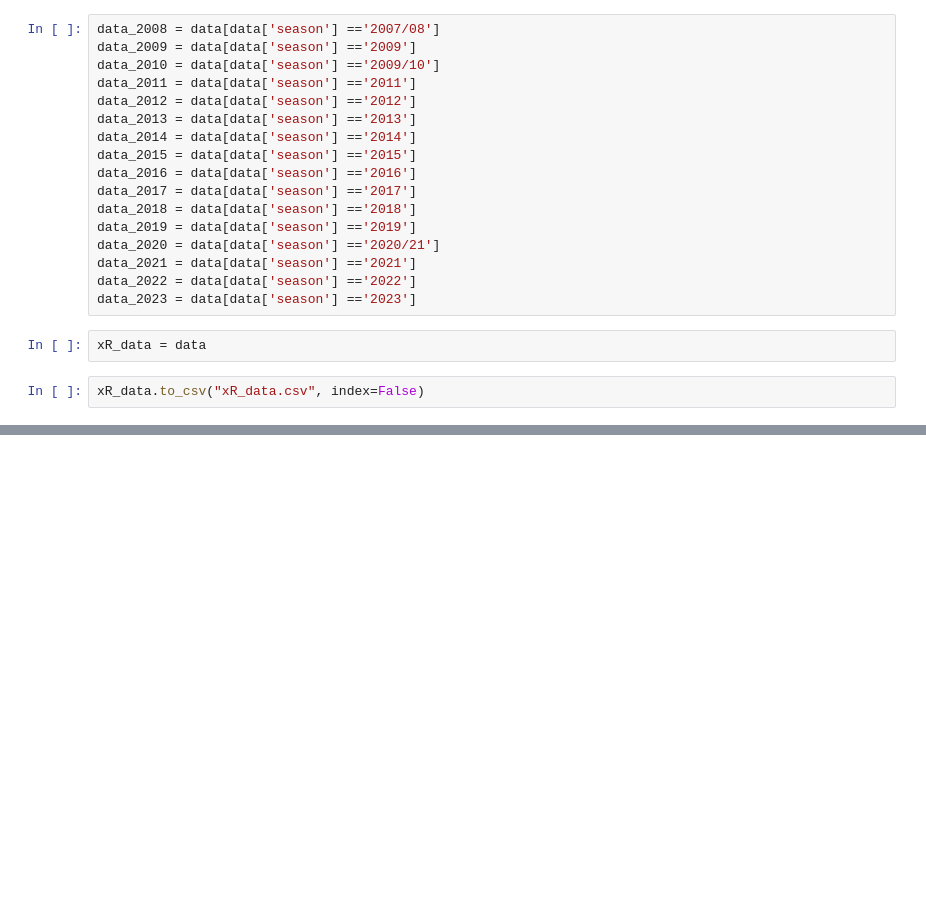
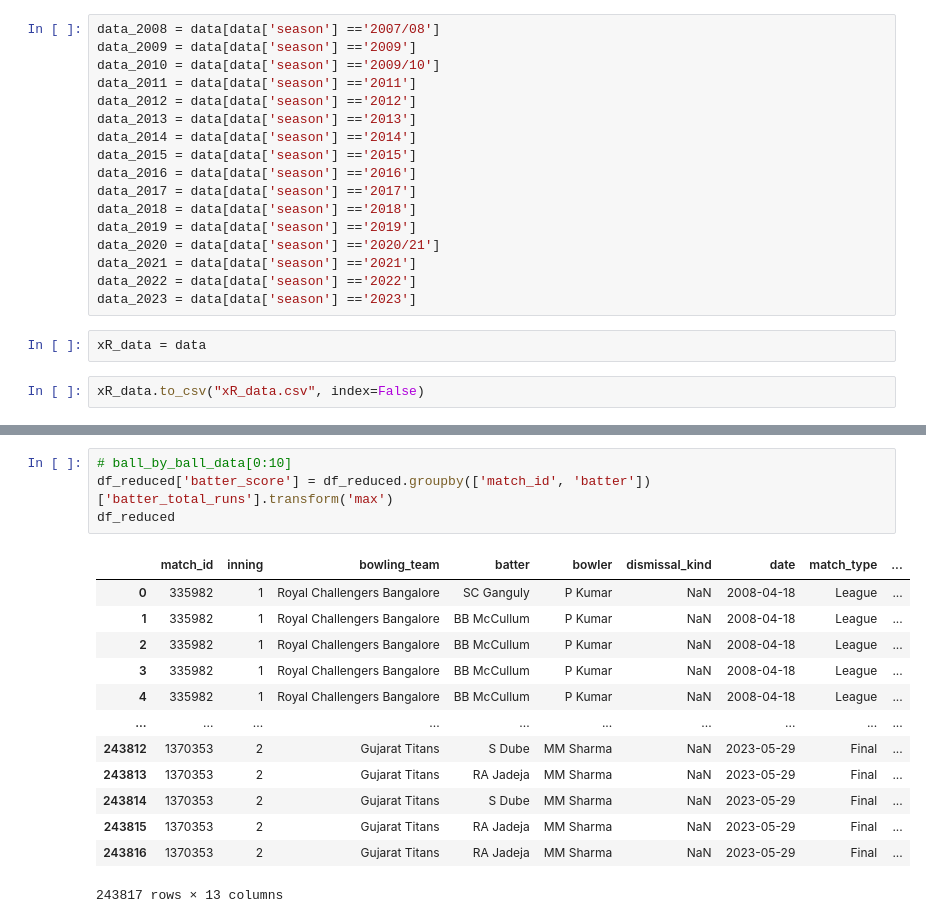
Before and after one commit to depleur/expectedRuns, a Jupyter notebook: xR_data_augmentation.ipynb, the cells around one changed output, grey strips where cells are left out. Saved outputs shown, nothing was run; the diff lists cells and outputs as text; blank space fills up the shorter version.

```diff
--- a/xR_data_augmentation.ipynb
+++ b/xR_data_augmentation.ipynb
@@ -198,0 +193,18 @@ df_reduced
+# %%
+# ball_by_ball_data[0:10]
+df_reduced['batter_score'] = df_reduced.groupby(['match_id', 'batter'])['batter_total_runs'].transform('max')
+df_reduced
+# %% [output]
+|  | match_id | inning | bowling_team | batter | bowler | dismissal_kind | date | match_type | ... |
+| 0 | 335982 | 1 | Royal Challengers Bangalore | SC Ganguly | P Kumar | NaN | 2008-04-18 | League | ... |
+| 1 | 335982 | 1 | Royal Challengers Bangalore | BB McCullum | P Kumar | NaN | 2008-04-18 | League | ... |
+| 2 | 335982 | 1 | Royal Challengers Bangalore | BB McCullum | P Kumar | NaN | 2008-04-18 | League | ... |
+| 3 | 335982 | 1 | Royal Challengers Bangalore | BB McCullum | P Kumar | NaN | 2008-04-18 | League | ... |
+| 4 | 335982 | 1 | Royal Challengers Bangalore | BB McCullum | P Kumar | NaN | 2008-04-18 | League | ... |
+| ... | ... | ... | ... | ... | ... | ... | ... | ... | ... |
+| 243812 | 1370353 | 2 | Gujarat Titans | S Dube | MM Sharma | NaN | 2023-05-29 | Final | ... |
+| 243813 | 1370353 | 2 | Gujarat Titans | RA Jadeja | MM Sharma | NaN | 2023-05-29 | Final | ... |
+| 243814 | 1370353 | 2 | Gujarat Titans | S Dube | MM Sharma | NaN | 2023-05-29 | Final | ... |
+| 243815 | 1370353 | 2 | Gujarat Titans | RA Jadeja | MM Sharma | NaN | 2023-05-29 | Final | ... |
+| 243816 | 1370353 | 2 | Gujarat Titans | RA Jadeja | MM Sharma | NaN | 2023-05-29 | Final | ... |
+243817 rows × 13 columns
```
Also changed, not shown: parts of 6 cells of this notebook, 1 other file.
